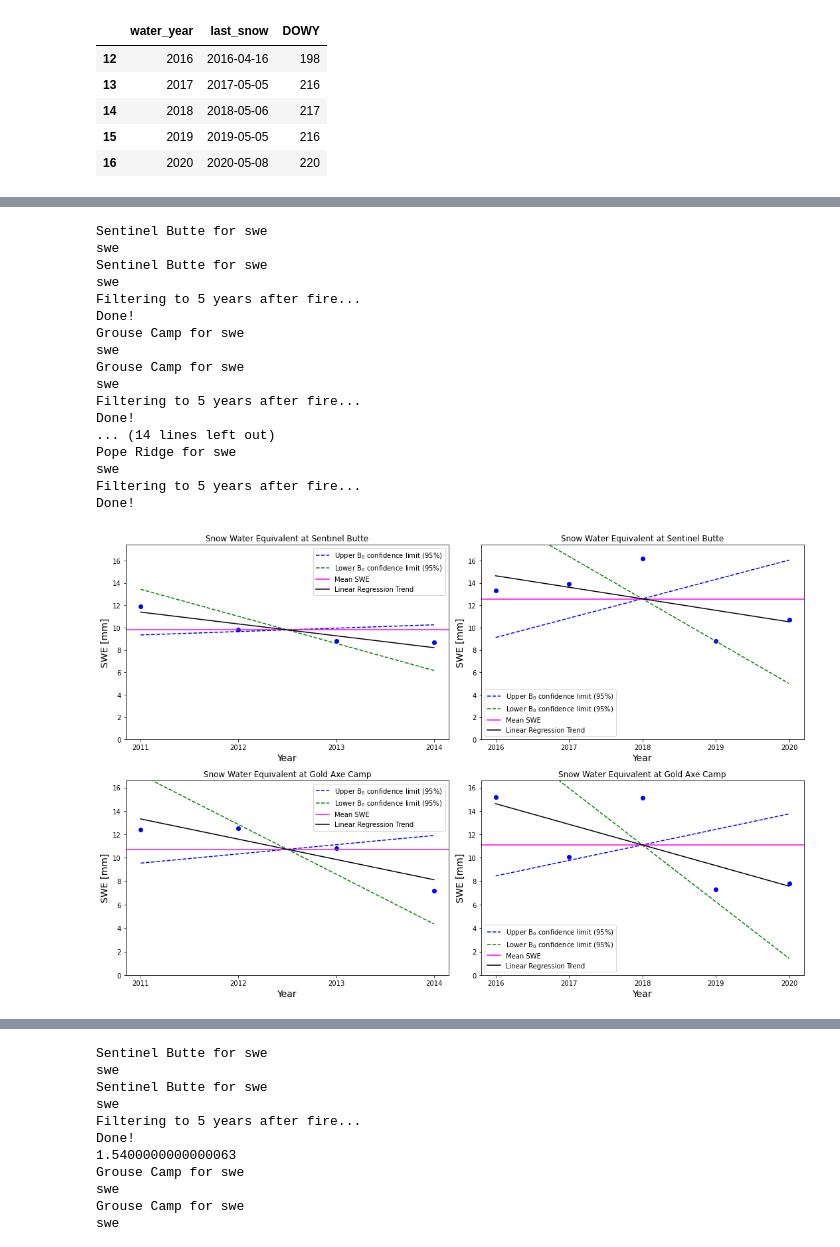
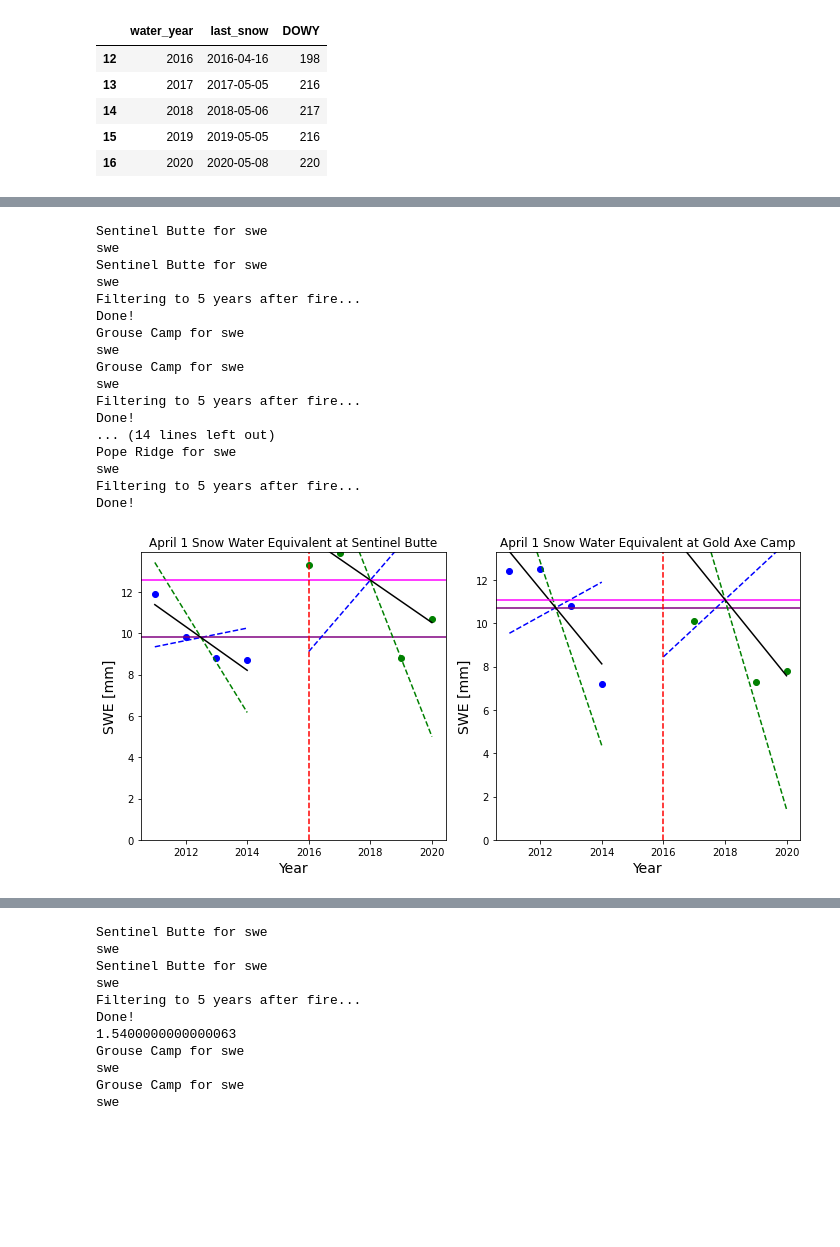
Before and after one commit to dlhogan97/CEWA565_project, a Jupyter notebook: regression_confidence_intervals.ipynb, the cells around one changed output, grey strips where cells are left out. Drawn from its saved outputs; the diff is of its cells as text; code cells hidden in the pictures; blank space fills up the shorter version.

```diff
--- a/regression_confidence_intervals.ipynb
+++ b/regression_confidence_intervals.ipynb
@@ -118,10 +118,10 @@ Done!
 def boxplotSWE(ax, before, after, paired_before, paired_after,postyrs=5):
     # remove 0s
     pltlabels = ['pre-fire', '{} years\npost-fire'.format(postyrs),'pre-fire paired', '{} years\npost-fire paired'.format(postyrs)]
-    ax.boxplot([df_b[df_b['SNOTEL:WTEQ_D']!=0]['SNOTEL:WTEQ_D'].dropna(),
-                df_a[df_a['SNOTEL:WTEQ_D']!=0]['SNOTEL:WTEQ_D'].dropna(),
-                df_paired_b[df_paired_b['SNOTEL:WTEQ_D']!=0]['SNOTEL:WTEQ_D'].dropna(),
-                df_paired_a[df_paired_a['SNOTEL:WTEQ_D']!=0]['SNOTEL:WTEQ_D'].dropna()], labels = pltlabels)
+    ax.boxplot([before[before['SNOTEL:WTEQ_D']!=0]['SNOTEL:WTEQ_D'].dropna(),
+                after[after['SNOTEL:WTEQ_D']!=0]['SNOTEL:WTEQ_D'].dropna(),
+                paired_before[paired_before['SNOTEL:WTEQ_D']!=0]['SNOTEL:WTEQ_D'].dropna(),
+                paired_after[paired_after['SNOTEL:WTEQ_D']!=0]['SNOTEL:WTEQ_D'].dropna()], labels = pltlabels)
     ax.set_xlabel(site+'                                   '+paired, fontdict={'weight':'bold'})
     ax.set_ylabel('SWE [mm]')
     ax.set_title('SWE box plots for {} and {}'.format(site, paired))
@@ -130,10 +130,10 @@ def boxplotSWE(ax, before, after, paired_before, paired_after,postyrs=5):
 def boxplotDOWY(ax, before, after, paired_before, paired_after,postyrs=5):
     # remove 0s
     pltlabels = ['pre-fire', '{} years\npost-fire'.format(postyrs),'pre-fire paired', '{} years\npost-fire paired'.format(postyrs)]
-    ax.boxplot([df_b['DOWY'],
-                df_a['DOWY'],
-                df_paired_b['DOWY'],
-                df_paired_a['DOWY']], labels = pltlabels)
+    ax.boxplot([before['DOWY'],
+                after['DOWY'],
+                paired_before['DOWY'],
+                paired_after['DOWY']], labels = pltlabels)
     ax.set_xlabel(site+'                                   '+paired, fontdict={'weight':'bold'})
     ax.set_ylabel('Day of Water Year')
     ax.set_title('Snow disappearance date box plots for {} and {}'.format(site, paired))
@@ -170,7 +170,7 @@ def plotSWE(ax, before, after, site, paired=False):
     ax.set_ylim(0,max_swe)
     if paired is True:
         site = 'Paired Location: '+site
-    ax.set_title('Mean April 1 SWE Pre- and Post-Disturbance\n{}'.format(site))
+    ax.set_title('Annual SWE Pre- and Post-Disturbance\n{}'.format(site))
     return ax
 # %%
 years = 5
@@ -178,13 +178,13 @@ for i,(site,paired) in enumerate(fire_sites.items()):
     df_b, df_a, df_paired_b, df_paired_a = getSites(site,paired,postyrs=years)
     fig1, ax = plt.subplots()
     boxplotSWE(ax,df_b, df_a, df_paired_b, df_paired_a, postyrs=years)
+    df_b2, df_a2, df_paired_b2, df_paired_a2 = getSites(site,paired, variable='meltdates',postyrs=years)
+    fig2, ax = plt.subplots()
+    boxplotDOWY(ax,df_b2, df_a2, df_paired_b2, df_paired_a2, postyrs=years)
     fig3, (ax1,ax2) = plt.subplots(2,figsize=(8,6), tight_layout=True)
     plotSWE(ax1,df_b,df_a,site)
     plotSWE(ax2,df_paired_b,df_paired_a,paired,paired=True)
     ax2.legend(loc='upper right',ncol=2)
-    df_b, df_a, df_paired_b, df_paired_a = getSites(site,paired, variable='meltdates',postyrs=years)
-    fig2, ax = plt.subplots()
-    boxplotDOWY(ax,df_b, df_a, df_paired_b, df_paired_a, postyrs=years)
 # %% [output]
 Sentinel Butte for swe
 swe
@@ -219,17 +219,22 @@ Done!
 from matplotlib.ticker import MaxNLocator
 
 for (site,paired) in fire_sites.items():
-        fig, axs = plt.subplots(2,2, figsize=(15,10),tight_layout=True)
+        fig, axs = plt.subplots(1,2, figsize=(10,5),tight_layout=True)
         axs = axs.flatten()
         df_b, df_a, df_paired_b, df_paired_a = getSites(site,paired, postyrs=years)
         for i,df in enumerate([df_b, df_a, df_paired_b, df_paired_a]):
                 if i == 2 or i ==3:
                         max_swe = max(df_paired_b['SNOTEL:WTEQ_D'].max(), df_paired_a['SNOTEL:WTEQ_D'].max())
                         title = paired
+                        axis = 1
                 else:
                         max_swe=max(df_b['SNOTEL:WTEQ_D'].max(),df_a['SNOTEL:WTEQ_D'].max())
                         title = site
-                ax = axs[i]
+                        axis=0
+                if i == 0 or i==2:
+                        color='purple'
+                else: color='magenta'
+                ax = axs[axis]
                 ax.xaxis.get_major_locator().set_params(integer=True)
                 # use the linear regression function
                 swe_b = df[(df.index.month==4) & (df.index.day==1) & (df.index.year!=2015)].dropna()
@@ -261,35 +266,39 @@ for (site,paired) in fire_sites.items():
                         [B0_upper + B1_upper*swe_b.index.year.min(), B0_upper + B1_upper*swe_b.index.year.max()] ,
                         '--b',
                         label='Upper B$_0$ confidence limit (95%)')
                 ax.plot([x_before.min(), x_before.max()],
                         [B0_lower + B1_lower*swe_b.index.year.min(), B0_lower + B1_lower*swe_b.index.year.max()] ,
                         '--g',
                         label='Lower B$_0$ confidence limit (95%)')
                 # plot up other items
-                ax.axhline(swe_b['SNOTEL:WTEQ_D'].mean(),color='magenta', label='Mean SWE')
+                ax.axhline(swe_b['SNOTEL:WTEQ_D'].mean(),color=color, label='Mean SWE')
+                if i in [1,3]:
+                      ax.axvline(swe_b.index.year.min(),color='red',ls='--', label='Fire Year')
                 ax.plot(x_before,y_before,'k-',label='Linear Regression Trend')
                 ax.scatter(swe_b.index.year,swe_b['SNOTEL:WTEQ_D'])
-                ax.set_ylim(0,max_swe)
+                ax.plot([],[],c='white', label='R$^2$ = {}'.format(np.round(r_squared,3)))
+                ax.plot([],[],c='white', label='p < {}'.format(np.round(pvalue,3)))
+                ax.set_ylim(0,max_swe*.8)
                 ax.set_xlabel('Year', size=14)
                 ax.set_ylabel('SWE [mm]', size=14)
-                ax.legend()
-                ax.set_title('Snow Water Equivalent at {}'.format(title))
+                # ax.legend()
+                ax.set_title('April 1 Snow Water Equivalent at {}'.format(title))
 # %% [output]
 Sentinel Butte for swe
 swe
 Sentinel Butte for swe
 swe
 Filtering to 5 years after fire...
 Done!
 Grouse Camp for swe
 swe
 Grouse Camp for swe
 swe
 Filtering to 5 years after fire...
 Done!
 ... (14 lines left out)
 Pope Ridge for swe
 swe
 Filtering to 5 years after fire...
 Done!
-[figure, old version]
+[figure, new version]
```
Also changed, not shown: parts of 9 cells of this notebook.
